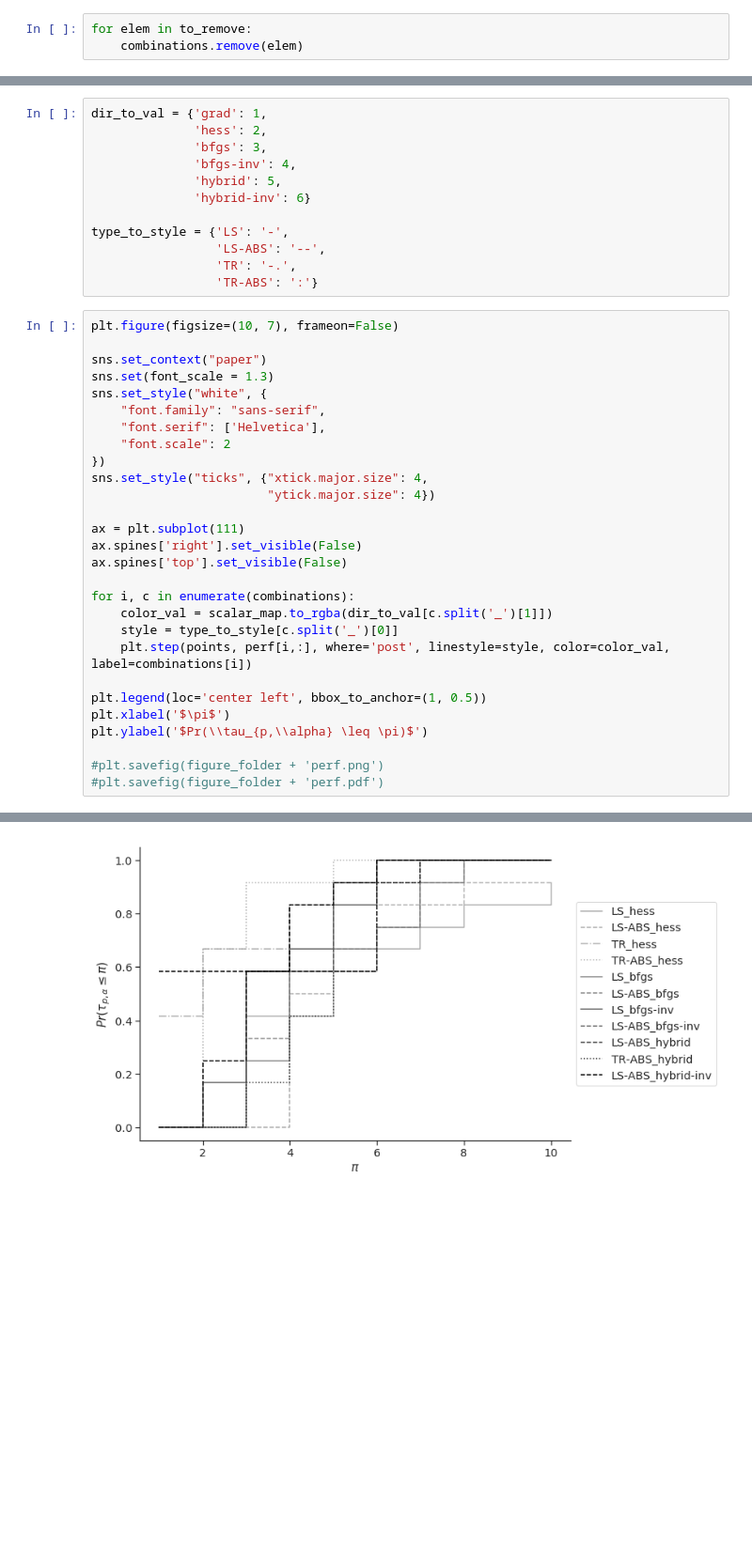
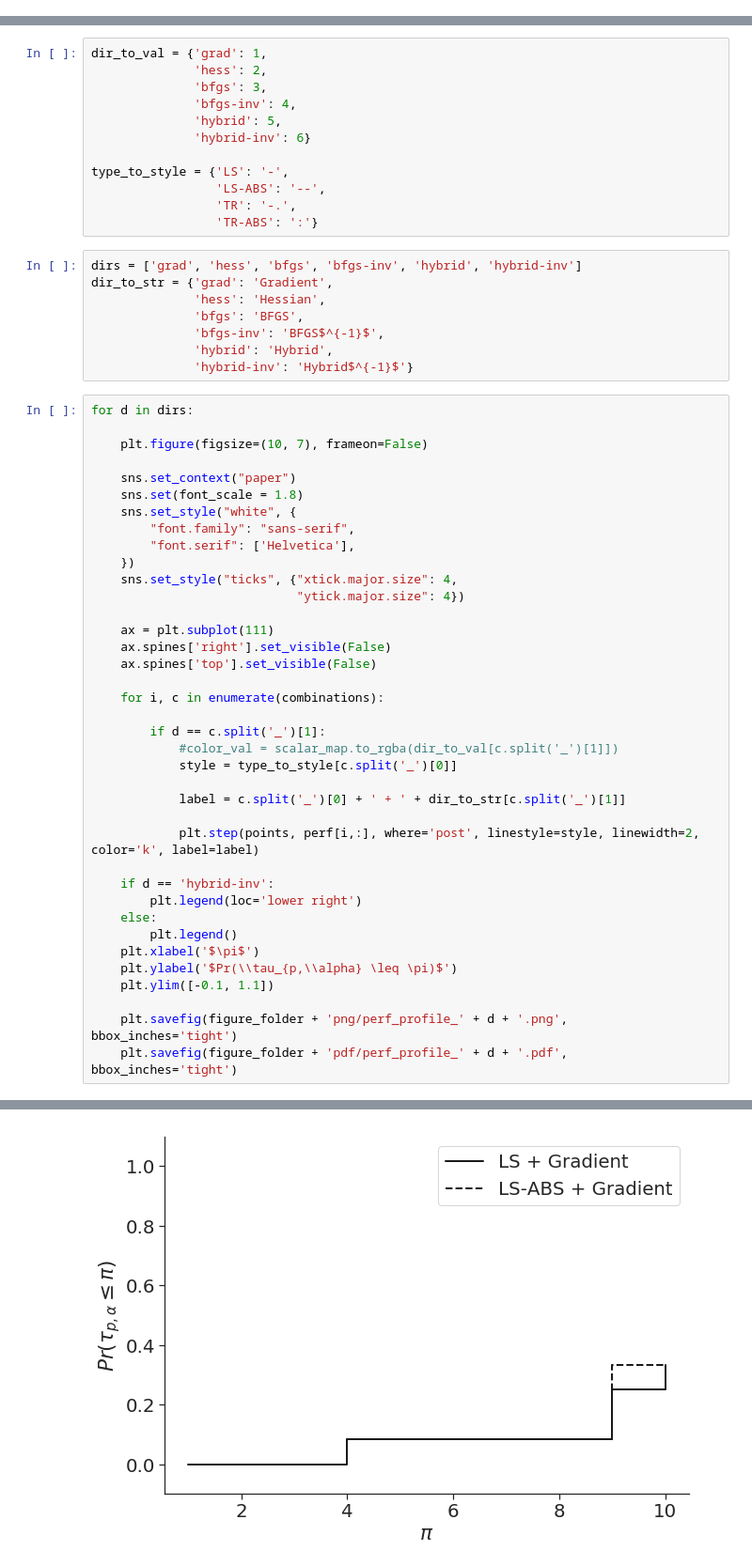
Before and after one commit to glederrey/HAMABS, a Jupyter notebook: code/notebooks/Performance_Profile.ipynb, the cells around one changed output, grey strips where cells are left out. Shown at 94% size. Cells and saved outputs as stored; diff of their text form; blank space fills up the shorter version.

```diff
--- a/code/notebooks/Performance_Profile.ipynb
+++ b/code/notebooks/Performance_Profile.ipynb
@@ -58,6 +56,3 @@ to_remove = ['LS_grad', 'LS-ABS_grad', 'TR_bfgs', 'TR-ABS_bfgs']
-# %%
-for elem in to_remove:
-    combinations.remove(elem)
 # %%
 models = ['SM_MNL',
           'SM_Nested',
@@ -113,32 +108,50 @@ type_to_style = {'LS': '-',
                  'LS-ABS': '--',
                  'TR': '-.',
                  'TR-ABS': ':'}
+# %%
+dirs = ['grad', 'hess', 'bfgs', 'bfgs-inv', 'hybrid', 'hybrid-inv']
+dir_to_str = {'grad': 'Gradient',
+              'hess': 'Hessian',
+              'bfgs': 'BFGS',
+              'bfgs-inv': 'BFGS$^{-1}$',
+              'hybrid': 'Hybrid',
+              'hybrid-inv': 'Hybrid$^{-1}$'}
 # %%
-plt.figure(figsize=(10, 7), frameon=False)
+for d in dirs:
 
-sns.set_context("paper")
-sns.set(font_scale = 1.3)
-sns.set_style("white", {
-    "font.family": "sans-serif",
-    "font.serif": ['Helvetica'],
-    "font.scale": 2
-})
-sns.set_style("ticks", {"xtick.major.size": 4,
-                        "ytick.major.size": 4})
+    plt.figure(figsize=(10, 7), frameon=False)
 
-ax = plt.subplot(111)
-ax.spines['right'].set_visible(False)
-ax.spines['top'].set_visible(False)
+    sns.set_context("paper")
+    sns.set(font_scale = 1.8)
+    sns.set_style("white", {
+        "font.family": "sans-serif",
+        "font.serif": ['Helvetica'],
+    })
+    sns.set_style("ticks", {"xtick.major.size": 4,
+                            "ytick.major.size": 4})
 
-for i, c in enumerate(combinations):
-    color_val = scalar_map.to_rgba(dir_to_val[c.split('_')[1]])
-    style = type_to_style[c.split('_')[0]]
-    plt.step(points, perf[i,:], where='post', linestyle=style, color=color_val, label=combinations[i])
+    ax = plt.subplot(111)
+    ax.spines['right'].set_visible(False)
+    ax.spines['top'].set_visible(False)
 
-plt.legend(loc='center left', bbox_to_anchor=(1, 0.5))
-plt.xlabel('$\pi$')
-plt.ylabel('$Pr(\\tau_{p,\\alpha} \leq \pi)$')
+    for i, c in enumerate(combinations):
 
-#plt.savefig(figure_folder + 'perf.png')
-#plt.savefig(figure_folder + 'perf.pdf')
+        if d == c.split('_')[1]:
+            #color_val = scalar_map.to_rgba(dir_to_val[c.split('_')[1]])
+            style = type_to_style[c.split('_')[0]]
+
+            label = c.split('_')[0] + ' + ' + dir_to_str[c.split('_')[1]]
+
+            plt.step(points, perf[i,:], where='post', linestyle=style, linewidth=2, color='k', label=label)
+
+    if d == 'hybrid-inv':
+        plt.legend(loc='lower right')
+    else:
+        plt.legend()
+    plt.xlabel('$\pi$')
+    plt.ylabel('$Pr(\\tau_{p,\\alpha} \leq \pi)$')
+    plt.ylim([-0.1, 1.1])
+
+    plt.savefig(figure_folder + 'png/perf_profile_' + d + '.png', bbox_inches='tight')
+    plt.savefig(figure_folder + 'pdf/perf_profile_' + d + '.pdf', bbox_inches='tight')
 # %% [output]
@@ -146 +158 @@ Text(0, 0.5, '$Pr(\\tau_{p,\\alpha} \\leq \\pi)$')
-[figure, old version]
+[figure, new version]
```
Also changed, not shown: parts of 6 cells of this notebook, 52 other files.
